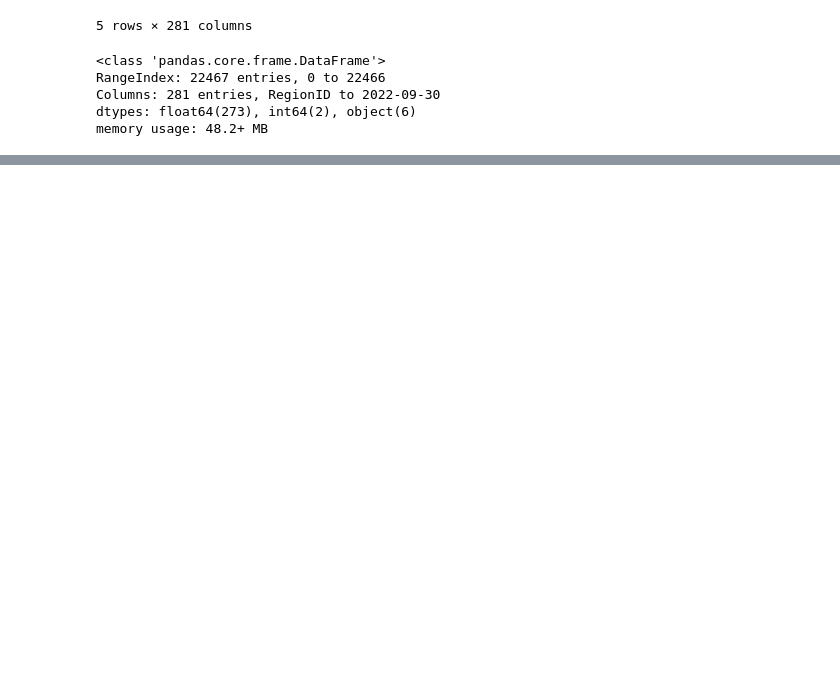
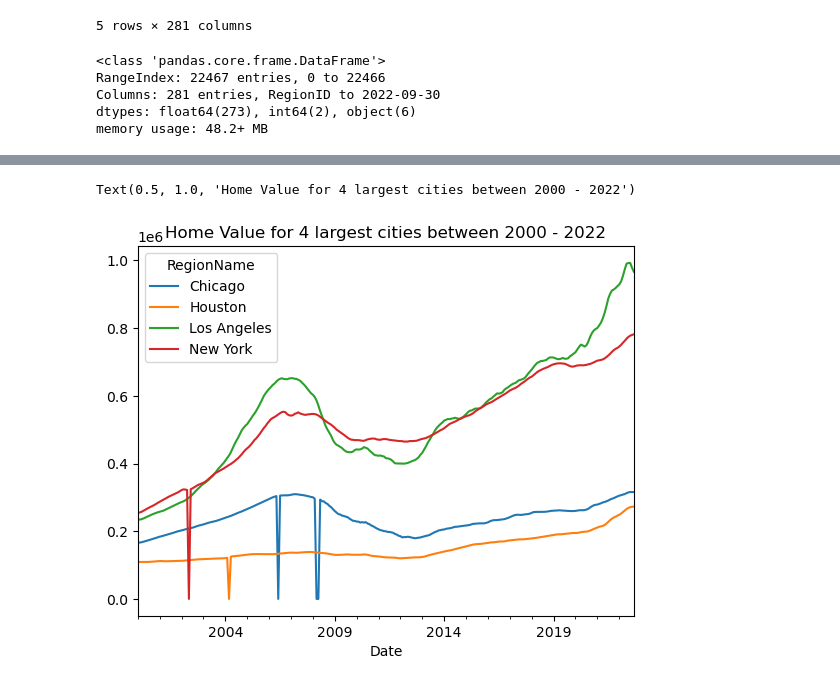
Before and after one commit to ericakitano/data-visualization-week-17-core-assignment-2---Preparing-Time-Series-from-Wide-Form-Data, a Jupyter notebook: Core 2 - Preparing Time Series from Wide-Form Data.ipynb, the cells around one changed output, grey strips where cells are left out. Saved outputs shown, nothing was run; the diff lists cells and outputs as text; code cells hidden in the pictures; blank space fills up the shorter version.

```diff
--- a/Core 2 - Preparing Time Series from Wide-Form Data.ipynb
+++ b/Core 2 - Preparing Time Series from Wide-Form Data.ipynb
@@ -26,0 +132,3 @@ memory usage: 48.2+ MB
+# %%
+df2_ts = melted.groupby('RegionName').resample("M").sum()
+df2_ts
@@ -26,0 +152,4 @@ memory usage: 48.2+ MB
+# %%
+cities = ['New York','Los Angeles','Houston', 'Chicago']
+plot_df = df2_ts.loc[cities].copy()
+plot_df
@@ -26,0 +171,3 @@ memory usage: 48.2+ MB
+# %%
+plot_df = plot_df.drop(columns='SizeRank')
+plot_df
@@ -26,0 +189,3 @@ memory usage: 48.2+ MB
+# %%
+unstacked = plot_df.unstack(level=0)
+unstacked
@@ -26,0 +208,6 @@ memory usage: 48.2+ MB
+# %%
+ax = unstacked['Home Value'].plot()
+ax.set_title('Home Value for 4 largest cities between 2000 - 2022')
+# %% [output]
+Text(0.5, 1.0, 'Home Value for 4 largest cities between 2000 - 2022')
+[figure, added]
```
Also changed, not shown: parts of 21 cells of this notebook.
